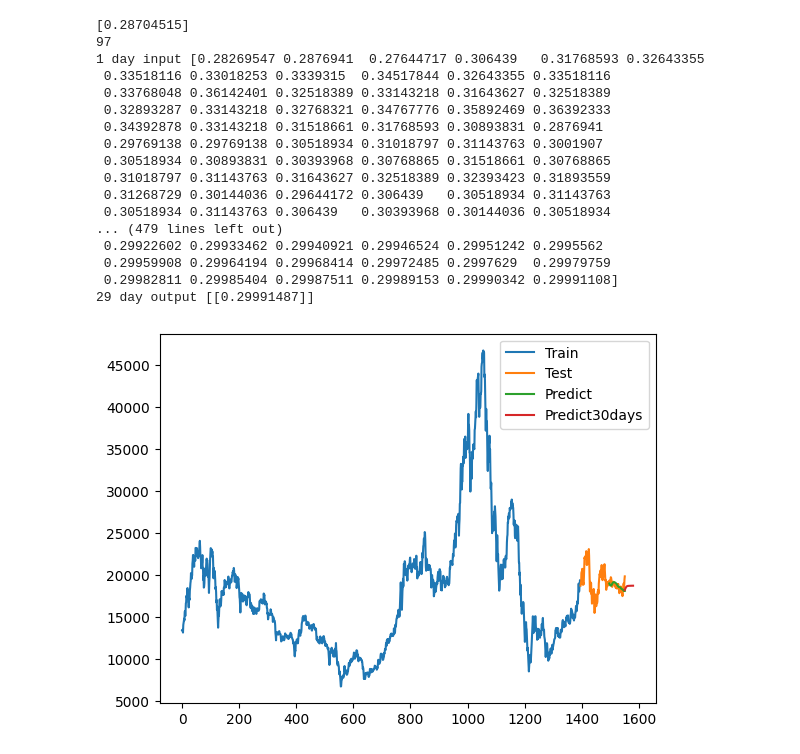
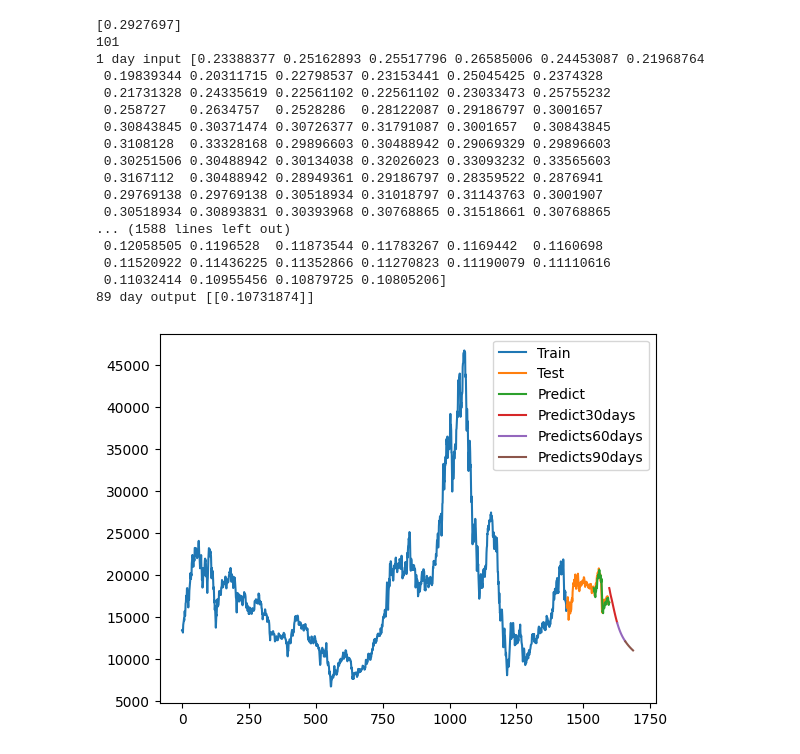
Before and after one commit to duonguwu/IS403_O21_04, a Jupyter notebook: Model/LSTM/Team4_LSTM_DXG_9_1.ipynb, the cells around one changed output. Saved outputs shown, nothing was run; the diff lists cells and outputs as text; code cells hidden in the pictures.

Commit message:
final ets week3 & lstm

```diff
--- a/Model/LSTM/Team4_LSTM_DXG_9_1.ipynb
+++ b/Model/LSTM/Team4_LSTM_DXG_9_1.ipynb
@@ -42,7 +42,7 @@ df1=scaler.fit_transform(np.array(df1).reshape(-1,1))
 # %%
 # 4. Chia train test
 train_size = int(0.9 * len(df1))
-test_size = int(0.1 * len(df1))
+test_size = len(df1) - train_size
 
 train_data = df1[:train_size]
 test_data = df1[train_size:]
@@ -89,19 +84,6 @@ model.add(Dense(1))
 model.compile(loss='mean_squared_error', optimizer='adam')
 # %%
 # 9. Fit mô hình với dữ liệu train
-# model.fit(X_train,y_train,validation_data=(X_test,ytest),epochs=100,batch_size=64,verbose=1)
-
-early_stopping = tf.keras.callbacks.EarlyStopping(
-    monitor='val_loss',  # Monitor validation loss for improvement
-    patience=3,         # Stop training after 3 epochs of no improvement
-    restore_best_weights=True  # Restore weights from the best epoch
-)
-
-model.fit(X_train, y_train,
-          validation_data=(X_test, ytest),
-          epochs=100,
-          batch_size=64,
-          verbose=1,
-          callbacks=[early_stopping])
+model.fit(X_train,y_train,validation_data=(X_test,ytest),epochs=100,batch_size=64,verbose=1)
 # %% [output]
 Epoch 1/100
@@ -155,6 +136,6 @@ Testing MAE: 18703.979657047097
 # %%
 # 13. Dự báo 30 ngày tiếp theo
-x_input=test_data[60:].reshape(1,-1)
+x_input=test_data[:100].reshape(1,-1)
 x_input.shape
 
 temp_input=list(x_input)
@@ -163,11 +144,11 @@ temp_input=temp_input[0].tolist()
 from numpy import array
 
 lst_output=[]
-n_steps=96
+n_steps=100
 i=0
-while(i<30):
+while(i<90):
 
-    if(len(temp_input)>96):
+    if(len(temp_input)>100):
         #print(temp_input)
         x_input=np.array(temp_input[1:])
         print("{} day input {}".format(i,x_input))
@@ -190,36 +171,43 @@ while(i<30):
         lst_output.extend(yhat.tolist())
         i=i+1
 # %% [output]
-[0.28704515]
-97
-1 day input [0.28269547 0.2876941  0.27644717 0.306439   0.31768593 0.32643355
- 0.33518116 0.33018253 0.3339315  0.34517844 0.32643355 0.33518116
- 0.33768048 0.36142401 0.32518389 0.33143218 0.31643627 0.32518389
- 0.32893287 0.33143218 0.32768321 0.34767776 0.35892469 0.36392333
- 0.34392878 0.33143218 0.31518661 0.31768593 0.30893831 0.2876941
+[0.2927697]
+101
+1 day input [0.23388377 0.25162893 0.25517796 0.26585006 0.24453087 0.21968764
+ 0.19839344 0.20311715 0.22798537 0.23153441 0.25045425 0.2374328
+ 0.21731328 0.24335619 0.22561102 0.22561102 0.23033473 0.25755232
+ 0.258727   0.2634757  0.2528286  0.28122087 0.29186797 0.3001657
+ 0.30843845 0.30371474 0.30726377 0.31791087 0.3001657  0.30843845
+ 0.3108128  0.33328168 0.29896603 0.30488942 0.29069329 0.29896603
+ 0.30251506 0.30488942 0.30134038 0.32026023 0.33093232 0.33565603
+ 0.3167112  0.30488942 0.28949361 0.29186797 0.28359522 0.2876941
  0.29769138 0.29769138 0.30518934 0.31018797 0.31143763 0.3001907
  0.30518934 0.30893831 0.30393968 0.30768865 0.31518661 0.30768865
- 0.31018797 0.31143763 0.31643627 0.32518389 0.32393423 0.31893559
- 0.31268729 0.30144036 0.29644172 0.306439   0.30518934 0.31143763
- 0.30518934 0.31143763 0.306439   0.30393968 0.30144036 0.30518934
-... (479 lines left out)
- 0.29922602 0.29933462 0.29940921 0.29946524 0.29951242 0.2995562
- 0.29959908 0.29964194 0.29968414 0.29972485 0.2997629  0.29979759
- 0.29982811 0.29985404 0.29987511 0.29989153 0.29990342 0.29991108]
-29 day output [[0.29991487]]
+... (1588 lines left out)
+ 0.12058505 0.1196528  0.11873544 0.11783267 0.1169442  0.1160698
+ 0.11520922 0.11436225 0.11352866 0.11270823 0.11190079 0.11110616
+ 0.11032414 0.10955456 0.10879725 0.10805206]
+89 day output [[0.10731874]]
 # %%
 # 14.Vẽ hình
 
 train_data_index = pd.RangeIndex(start=0, stop=train_size, step=1)
 plt.plot(scaler.inverse_transform(train_data))
-test_data_index = pd.RangeIndex(start=train_size, stop=train_size+test_size+1, step=1)
+test_data_index = pd.RangeIndex(start=train_size, stop=train_size+test_size, step=1)
+plt.plot(test_data_index,scaler.inverse_transform(test_data))
 
-plt.plot(test_data_index,scaler.inverse_transform(test_data))
-test_data_index = pd.RangeIndex(start=train_size+101, stop=train_size+test_size+1, step=1)
+test_data_index = pd.RangeIndex(start=train_size+101, stop=train_size+test_size, step=1)
 plt.plot(test_data_index,(y_pred))
-prediect_data_index = pd.RangeIndex(start=len(df1)-1, stop=len(df1)+29, step=1)
-plt.plot(prediect_data_index,scaler.inverse_transform(lst_output))
-plt.legend(['Train','Test','Predict','Predict30days'])
+
+predict_data_index_30 = pd.RangeIndex(start=len(df1)-1, stop=len(df1)+29, step=1)
+plt.plot(predict_data_index_30,scaler.inverse_transform(lst_output[0:30]))
+predict_data_index_60 = pd.RangeIndex(start=len(df1)+29, stop=len(df1)+59, step=1)
+plt.plot(predict_data_index_60,scaler.inverse_transform(lst_output[30:60]))
+predict_data_index_90 = pd.RangeIndex(start=len(df1)+59, stop=len(df1)+89, step=1)
+plt.plot(predict_data_index_90,scaler.inverse_transform(lst_output[60:90]))
+
+plt.legend(['Train','Test','Predict','Predict30days', 'Predicts60days', 'Predicts90days'])
+plt.savefig('Team4_LSTM_DXG_9_1.png')
 plt.show()
 # %% [output]
-[figure, old version]
+[figure, new version]
```
Also changed, not shown: parts of 8 cells of this notebook, 13 other files.
